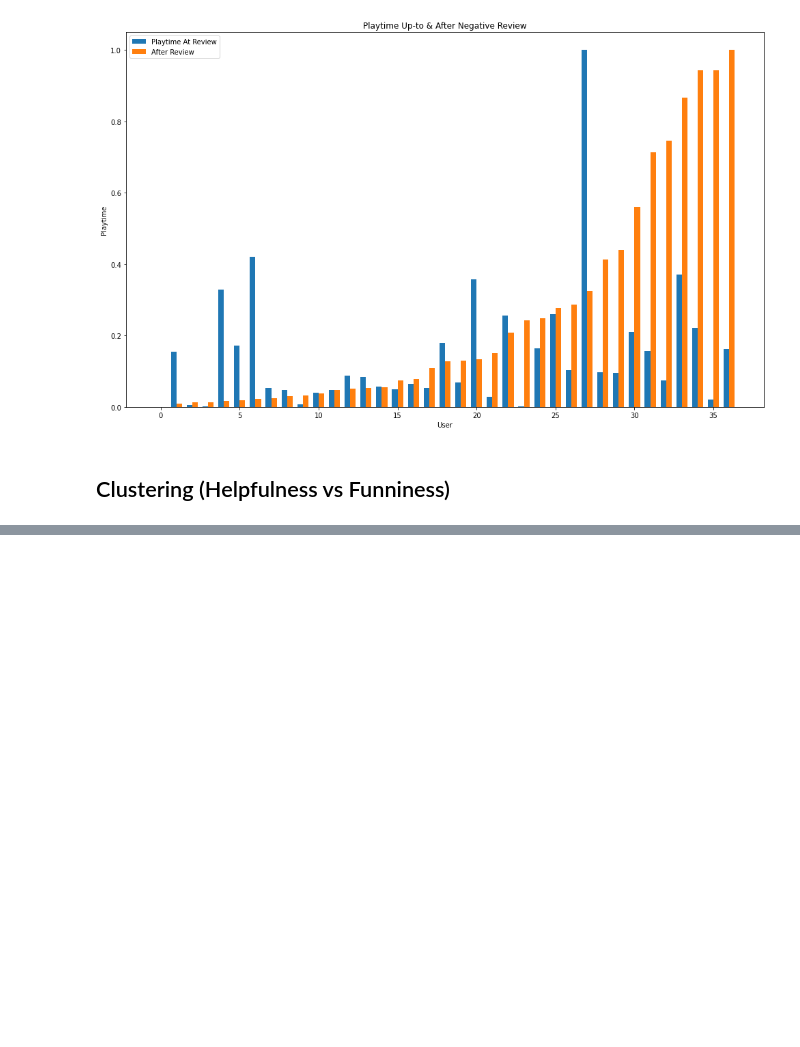
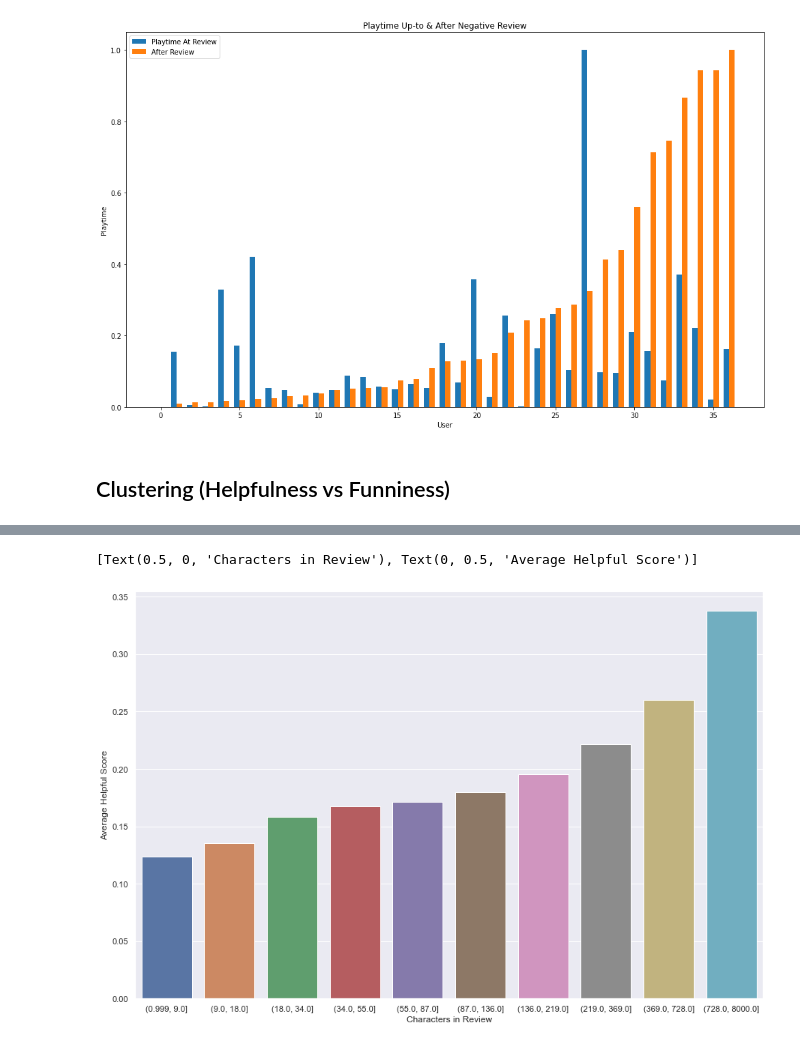
Before and after one commit to gfry99/453-Final-Project, a Jupyter notebook: 453-Final-Proj-PleaseCompile.ipynb, the cells around one changed output, grey strips where cells are left out. Cells and saved outputs as stored; diff of their text form; code cells hidden in the pictures; blank space fills up the shorter version.

```diff
--- a/453-Final-Proj-PleaseCompile.ipynb
+++ b/453-Final-Proj-PleaseCompile.ipynb
@@ -211,0 +232,8 @@ plt.show()
+# %%
+#review length to helpful score
+sns.set(rc={'figure.figsize':(15,10)})
+fig = sns.barplot(x='review', y='helpful_score', data=data)
+fig.set(xlabel='Characters in Review', ylabel="Average Helpful Score")
+# %% [output]
+[Text(0.5, 0, 'Characters in Review'), Text(0, 0.5, 'Average Helpful Score')]
+[figure, added]
```
Also changed, not shown: parts of 12 cells of this notebook.
